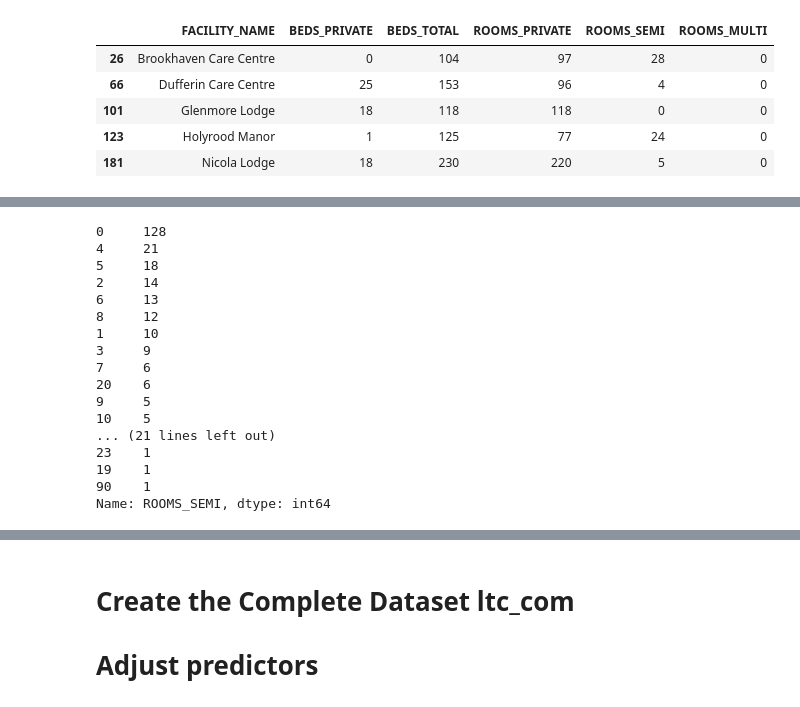
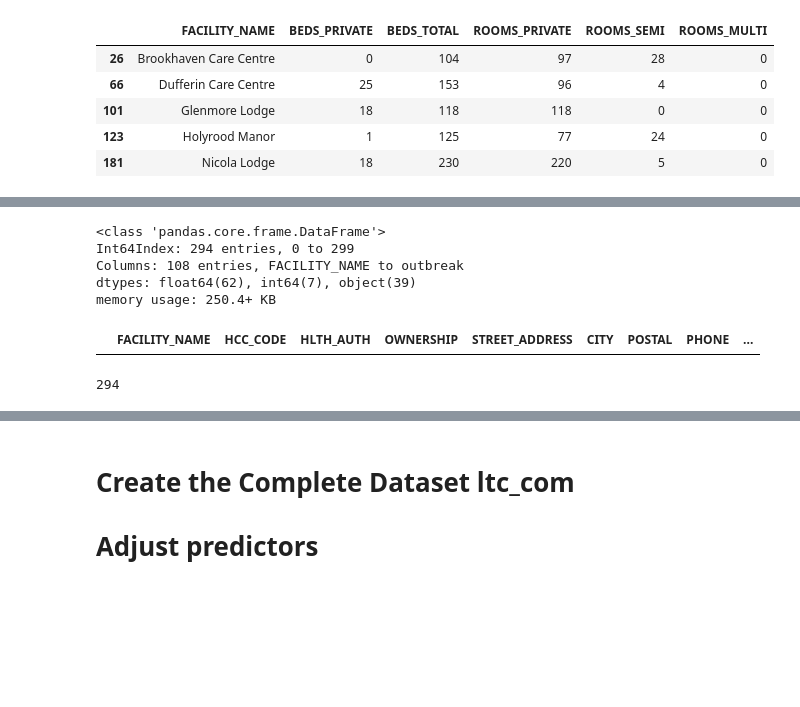
Before and after one commit to nganlyle/wrangle_covid, a Jupyter notebook: wrangling/ngan_bc_ltc_com_sel.ipynb, the cells around one changed output, grey strips where cells are left out. Cells and saved outputs as stored; diff of their text form; code cells hidden in the pictures; blank space fills up the shorter version.

```diff
--- a/wrangling/ngan_bc_ltc_com_sel.ipynb
+++ b/wrangling/ngan_bc_ltc_com_sel.ipynb
@@ -99,24 +168,57 @@ temp[['FACILITY_NAME', 'BEDS_PRIVATE', 'BEDS_TOTAL', 'ROOMS_PRIVATE', 'ROOMS_SEM
+# %%
+# Add rows with new homes that have been merged with special units
+# Duplicate the row
+ltc.loc[297] = ltc.iloc[109] # For Harmony Court
+ltc.loc[298] = ltc.iloc[15] # For Berkley
+ltc.loc[299] = ltc.iloc[81] # For Fair Haven - Vancouver
+
+# Adjust values in the new row
+# Sum beds/room values from the original rows
+ls = ['BEDS_TOTAL', 'ROOMS_PRIVATE', 'ROOMS_SEMI', 'ROOMS_MULTI',
+      'BEDS_PRIVATE', 'BEDS_PUBLIC', 'Total Confirmed Cases', 'Total Deaths']
+
+for each in ls:
+    ltc.loc[297, each] = ltc.iloc[109][each] + ltc.iloc[110][each]
+    ltc.loc[298, each] = ltc.iloc[15][each] + ltc.iloc[16][each]
+    ltc.loc[299, each] = ltc.iloc[81][each] + ltc.iloc[82][each]
+
+
+# Compute a weighted average for the DCH and demographic predictors
+ls = ['DCH_NURSE_LASTYR', 'DCH_ALLIED_LASTYR', 'DCH_TOTAL_LASTYR',
+      'DCH_NURSE_CURRENTYR', 'DCH_ALLIED_CURRENTYR', 'DCH_TOTAL_CURRENTYR',
+      'AGE', 'FEMALE', 'AGE_85_PLUS', 'AGE_UNDER_65', 'STAY_LENGTH',
+      'DEPRESSION', 'ADL_DEPENDENT', 'CPS_SEVERE', 'DEMENTIA',
+      'ABS_PHYS_ABUSIVE', 'ISE', 'ISE_LOW', 'CMI', 'THERAPY_PT',
+      'THERAPY_RT', 'THERAPY_OT', 'MEDS_DEPRESSION',
+      'MEDS_ANTIPSYCHOTICS', 'RESTRAINTS']
+
+for each in ls:
+    ltc.loc[297, each] = ltc.iloc[109][each]*ltc.iloc[109]['BEDS_TOTAL']/ltc.iloc[297]['BEDS_TOTAL'] + ltc.iloc[110][each]*ltc.iloc[110]['BEDS_TOTAL']/ltc.iloc[297]['BEDS_TOTAL']
+    ltc.loc[298, each] = ltc.iloc[15][each]*ltc.iloc[15]['BEDS_TOTAL']/ltc.iloc[298]['BEDS_TOTAL'] + ltc.iloc[16][each]*ltc.iloc[16]['BEDS_TOTAL']/ltc.iloc[298]['BEDS_TOTAL']
+    ltc.loc[299, each] = ltc.iloc[81][each]*ltc.iloc[81]['BEDS_TOTAL']/ltc.iloc[299]['BEDS_TOTAL'] + ltc.iloc[82][each]*ltc.iloc[82]['BEDS_TOTAL']/ltc.iloc[299]['BEDS_TOTAL']
+
+# Drop the original rows pre-merge
+ltc = ltc.drop([ltc.index[109] , ltc.index[110],
+                        ltc.index[15] , ltc.index[16],
+                        ltc.index[81], ltc.index[82]])
+
+ltc.info()
+# %% [output]
+<class 'pandas.core.frame.DataFrame'>
+Int64Index: 294 entries, 0 to 299
+Columns: 108 entries, FACILITY_NAME to outbreak
+dtypes: float64(62), int64(7), object(39)
+memory usage: 250.4+ KB
+# %%
+ltc[ltc['FACILITY_NAME'].str.contains('Special Unit', regex=False, na=False)]
+# %% [output]
+|  | FACILITY_NAME | HCC_CODE | HLTH_AUTH | OWNERSHIP | STREET_ADDRESS | CITY | POSTAL | PHONE | ... |
 # %%
+len(ltc)
 # 248 homes have 0 multi-rooms
 # ltc['ROOMS_MULTI'].value_counts()
 
 # 128 homes have 0 semi-rooms
-ltc['ROOMS_SEMI'].value_counts()
+# ltc['ROOMS_SEMI'].value_counts()
 # %% [output]
-0     128
-4     21
-5     18
-2     14
-6     13
-8     12
-1     10
-3     9
-7     6
-20    6
-9     5
-10    5
-... (21 lines left out)
-23    1
-19    1
-90    1
-Name: ROOMS_SEMI, dtype: int64
+294
```
Also changed, not shown: parts of 16 cells of this notebook, 3 other files.
